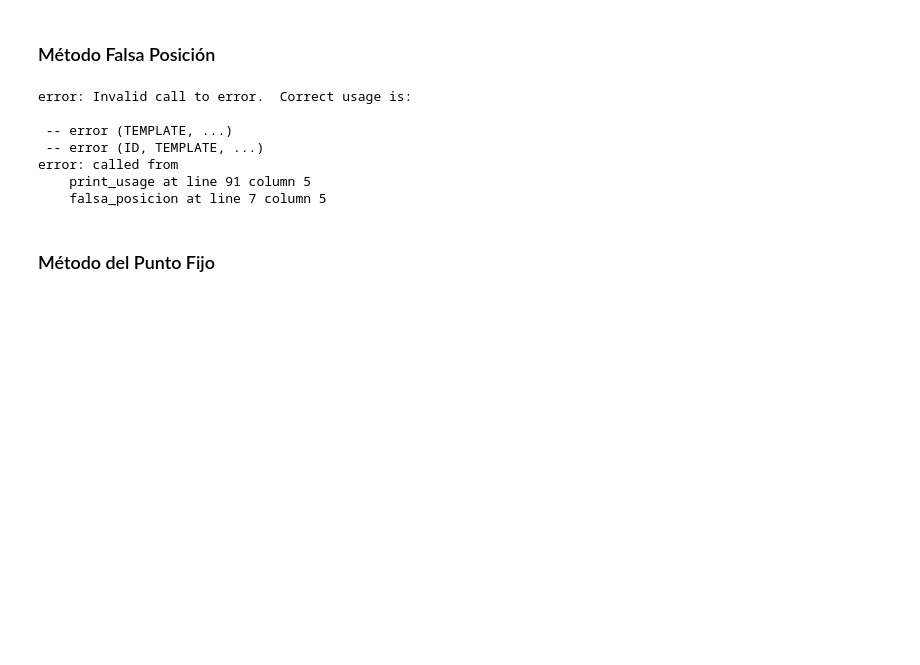
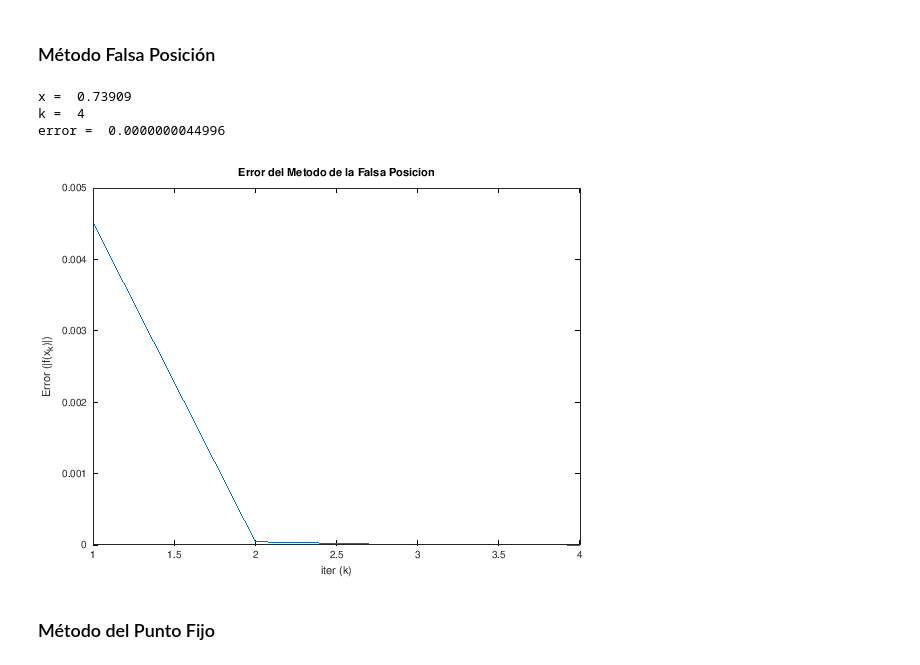
Before and after one commit to randyma01/CE3102-ANPI, a Jupyter notebook: octave/ecuaciones_no_lineales/cuaderno/cuaderno_metodos_octave.ipynb, the cells around one changed output. Saved outputs shown, nothing was run; the diff lists cells and outputs as text; code cells hidden in the pictures; blank space fills up the shorter version.

```diff
--- a/octave/ecuaciones_no_lineales/cuaderno/cuaderno_metodos_octave.ipynb
+++ b/octave/ecuaciones_no_lineales/cuaderno/cuaderno_metodos_octave.ipynb
@@ -167,13 +167,10 @@ end
 # %%
-[x, k, error] = falsa_posicion('@(x)cos(x)-x',1/2,pi/4,10^-8,40)
+[x, k, error] = falsa_posicion(cos(x)-x,1/2,pi/4,10^-8,40)
 # %% [output]
-error: Invalid call to error.  Correct usage is:
-
- -- error (TEMPLATE, ...)
- -- error (ID, TEMPLATE, ...)
-error: called from
-    print_usage at line 91 column 5
-    falsa_posicion at line 7 column 5
+x =  0.73909
+k =  4
+error =  0.0000000044996
+[figure, added]
 # %% [markdown]
 ### Método del Punto Fijo
 # %%
```
Also changed, not shown: parts of 2 cells of this notebook, 2 other files.
